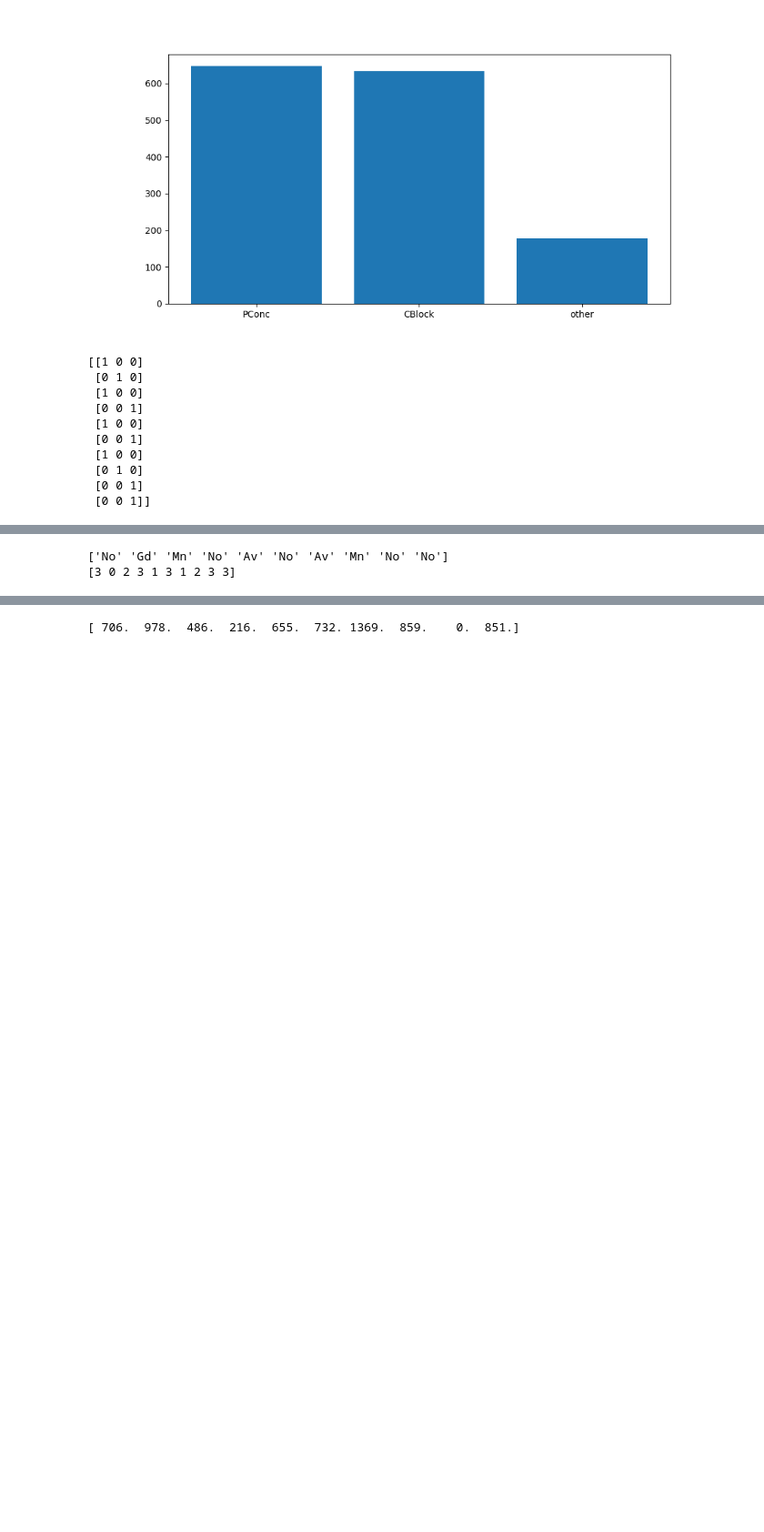
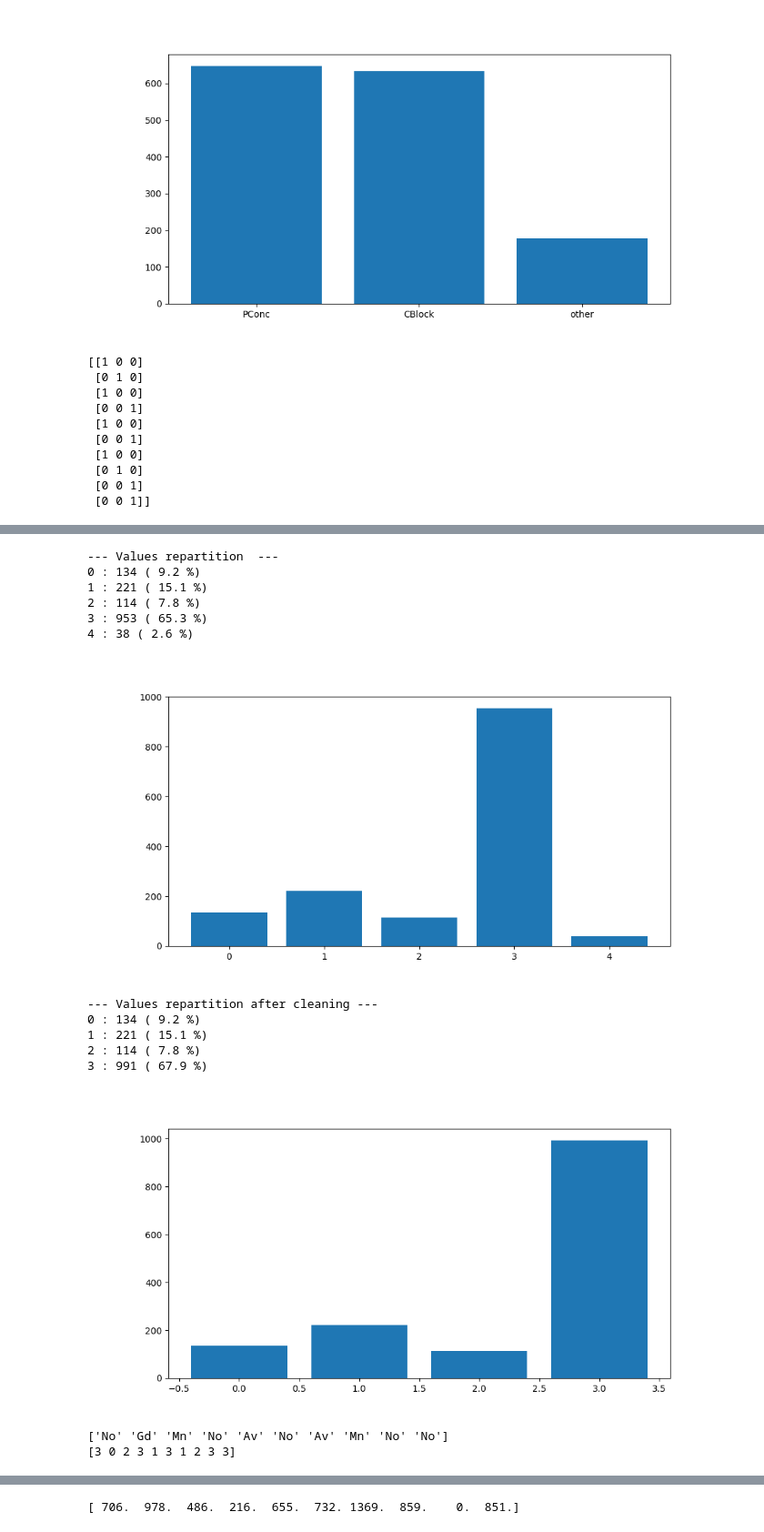
Before and after one commit to MaximeD34/house_price, a Jupyter notebook: data_processing.ipynb, the cells around one changed output, grey strips where cells are left out. Shown at 91% size. Cells and saved outputs as stored; diff of their text form; code cells hidden in the pictures; blank space fills up the shorter version.

```diff
--- a/data_processing.ipynb
+++ b/data_processing.ipynb
@@ -880,12 +932,38 @@ print(BsmtCond[:10])
 # %%
 #BsmtExposure
-BsmtExposure = data[:,32]
+BsmtExposure = data[:,32].copy()
 BsmtExposure_mapping = {"Gd": 0, "Av": 1, "Mn": 2, "No": 3, "NA": 4}
 BsmtExposure = np.array([BsmtExposure_mapping[exposure] for exposure in BsmtExposure])
+
+printRepartion(BsmtExposure, list(BsmtExposure_mapping.values()))
+plotRepartition(BsmtExposure, list(BsmtExposure_mapping.values()))
+
+#TO CHECK : does it make sense to have a gradation with NA in it ?
+
+#3 <= [3,4]
+BsmtExposure[BsmtExposure == 4] = 3
+BsmtExposure_mapping = {"Gd": 0, "Av": 1, "Mn": 2, "No, NA": 3}
+
+printRepartion(BsmtExposure, list(BsmtExposure_mapping.values()), "after cleaning")
+plotRepartition(BsmtExposure, list(BsmtExposure_mapping.values()))
+
 print(data[:10, 32])
 print(BsmtExposure[:10])
 # %% [output]
-['No' 'Gd' 'Mn' 'No' 'Av' 'No' 'Av' 'Mn' 'No' 'No']
-[3 0 2 3 1 3 1 2 3 3]
+--- Values repartition  ---
+0 : 134 ( 9.2 %)
+1 : 221 ( 15.1 %)
+2 : 114 ( 7.8 %)
+3 : 953 ( 65.3 %)
+4 : 38 ( 2.6 %)
+[figure, added]
+--- Values repartition after cleaning ---
+0 : 134 ( 9.2 %)
+1 : 221 ( 15.1 %)
+2 : 114 ( 7.8 %)
+3 : 991 ( 67.9 %)
+[figure, added]
+['No' 'Gd' 'Mn' 'No' 'Av' 'No' 'Av' 'Mn' 'No' 'No']
+[3 0 2 3 1 3 1 2 3 3]
 # %%
 #BsmtFinType1
```
Also changed, not shown: parts of 3 cells of this notebook.
